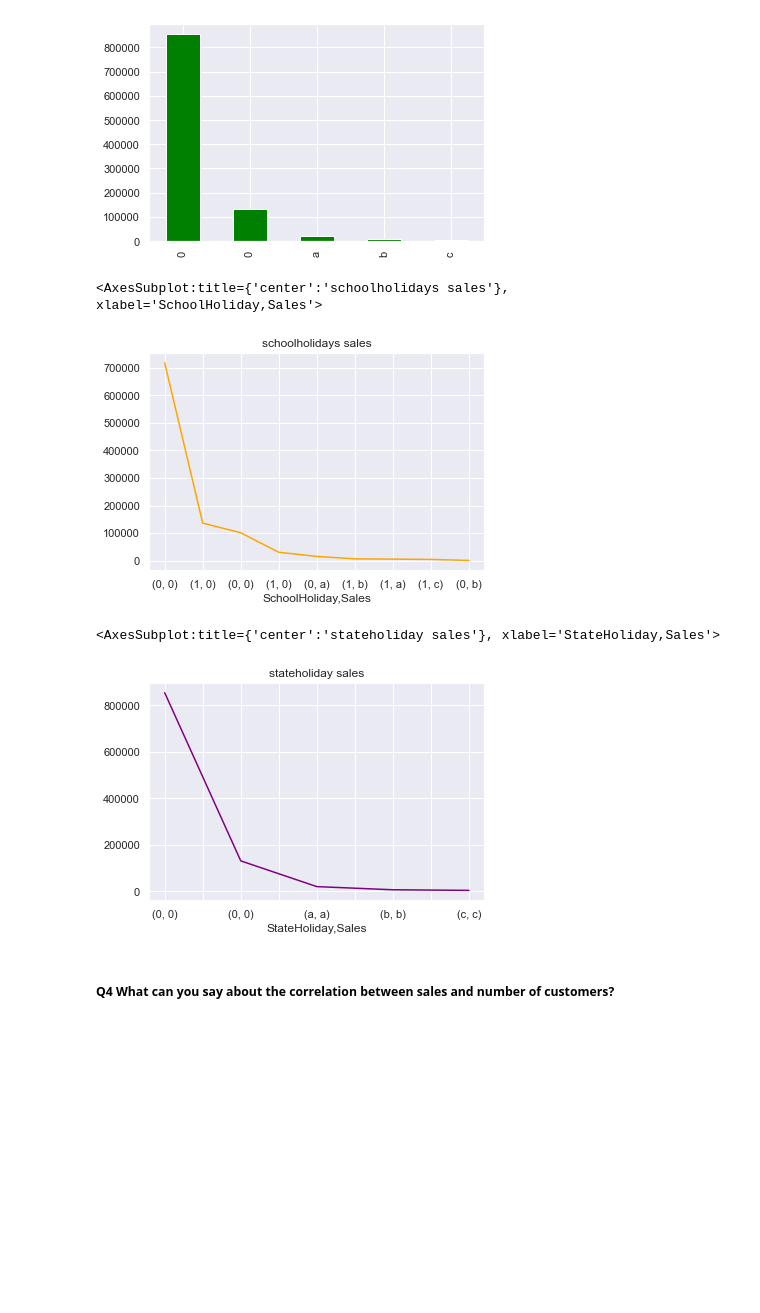
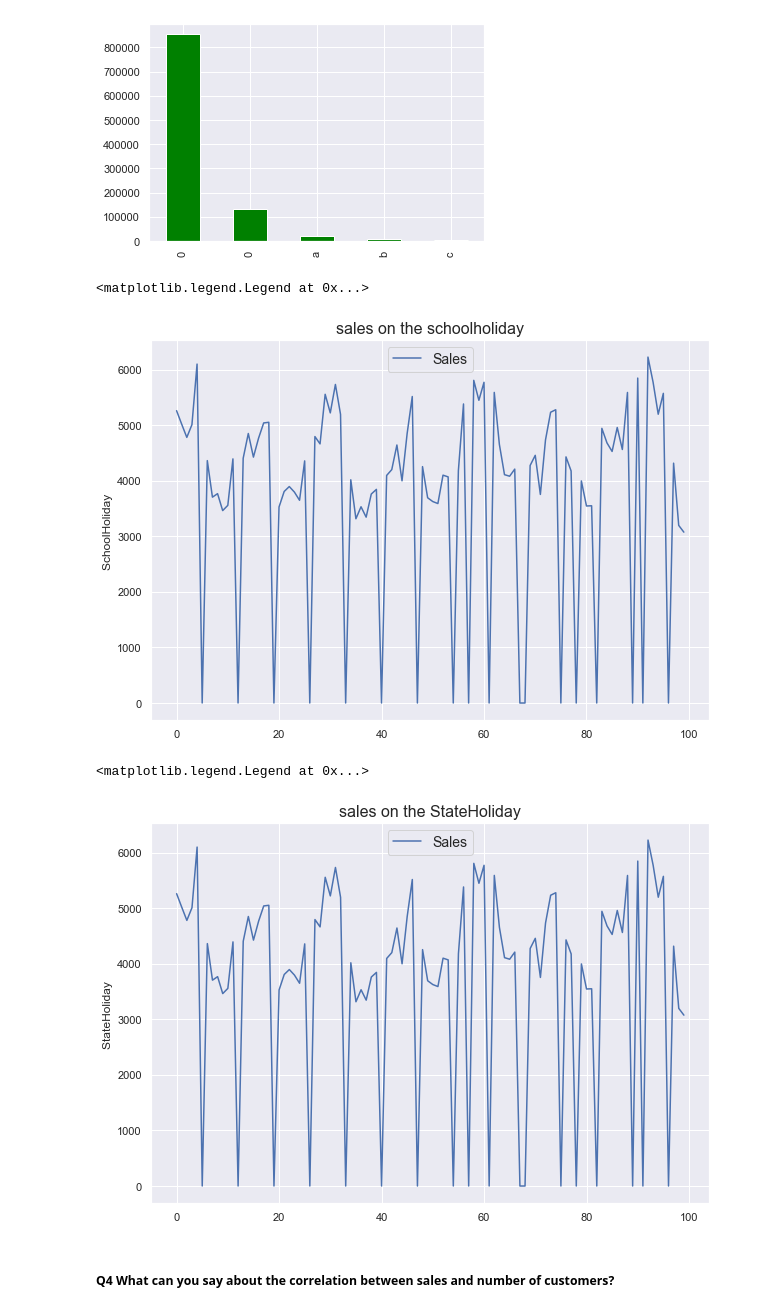
Before and after one commit to Endework/Forcast, a Jupyter notebook: notebooks/task1.ipynb, the cells around one changed output. Drawn from its saved outputs; the diff is of its cells as text; code cells hidden in the pictures; blank space fills up the shorter version.

```diff
--- a/notebooks/task1.ipynb
+++ b/notebooks/task1.ipynb
@@ -253,16 +250,24 @@ train_final['StateHoliday'].value_counts().plot(kind='bar',color='green')
 # %% [output]
 <AxesSubplot:>
 [figure]
-# %%
-train_final[['SchoolHoliday','Sales']].value_counts().plot(kind='line',color='orange',title='schoolholidays sales')
-# %% [output]
-<AxesSubplot:title={'center':'schoolholidays sales'}, xlabel='SchoolHoliday,Sales'>
-[figure, removed]
-# %%
-train_final[['StateHoliday','Sales']].value_counts().plot(kind='line',color='purple',title='stateholiday sales')
-# %% [output]
-<AxesSubplot:title={'center':'stateholiday sales'}, xlabel='StateHoliday,Sales'>
-[figure, removed]
+# %%
+import matplotlib.pyplot as plt
+train_final['Sales'][0:100].plot(figsize=(10, 7))
+plt.ylabel("SchoolHoliday ")
+plt.title("sales on the schoolholiday", fontsize=16)
+plt.legend(fontsize=14)
+# %% [output]
+<matplotlib.legend.Legend at 0x...>
+[figure, added]
+# %%
+import matplotlib.pyplot as plt
+train_final['Sales'][0:100].plot(figsize=(10, 7))
+plt.ylabel("StateHoliday ")
+plt.title("sales on the StateHoliday", fontsize=16)
+plt.legend(fontsize=14)
+# %% [output]
+<matplotlib.legend.Legend at 0x...>
+[figure, added]
 # %% [markdown]
 ##### Q4 What can you say about the correlation between sales and number of customers?
 # %%
```
Also changed, not shown: parts of 11 cells of this notebook, 13 other files.
